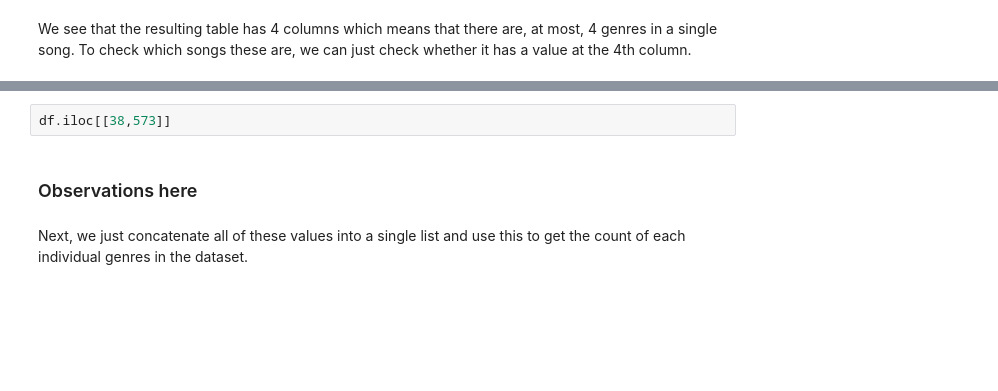
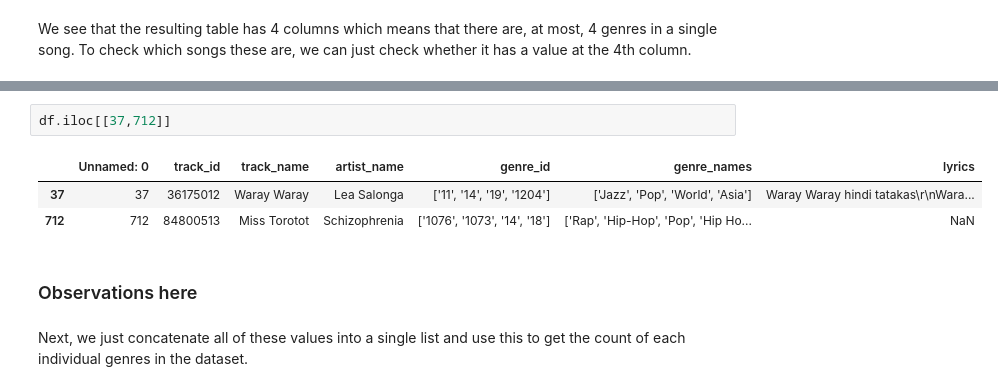
Before and after one commit to kenloquinte/DATASCI-Baby-Alive, a Jupyter notebook: FINAL/Technical_Report.ipynb, the cells around one changed output, grey strips where cells are left out. Saved outputs shown, nothing was run; the diff lists cells and outputs as text; blank space fills up the shorter version.

```diff
--- a/FINAL/Technical_Report.ipynb
+++ b/FINAL/Technical_Report.ipynb
@@ -145,5 +159,9 @@ NameError: name 'genres_df' is not defined
 # %%
-df.iloc[[38,573]]
+df.iloc[[37,712]]
+# %% [output]
+|  | Unnamed: 0 | track_id | track_name | artist_name | genre_id | genre_names | lyrics |
+| 37 | 37 | 36175012 | Waray Waray | Lea Salonga | ['11', '14', '19', '1204'] | ['Jazz', 'Pop', 'World', 'Asia'] | Waray Waray hindi tatakas\r\nWara... |
+| 712 | 712 | 84800513 | Miss Torotot | Schizophrenia | ['1076', '1073', '14', '18'] | ['Rap', 'Hip-Hop', 'Pop', 'Hip Ho... | NaN |
 # %% [markdown]
 ### Observations here
 # %% [markdown]
```
Also changed, not shown: parts of 6 cells of this notebook.
